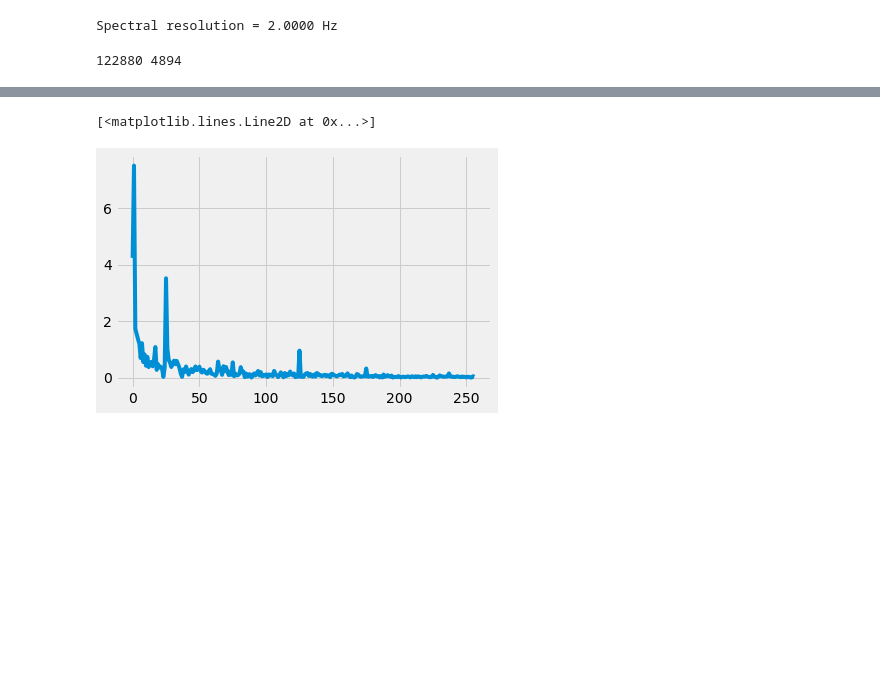
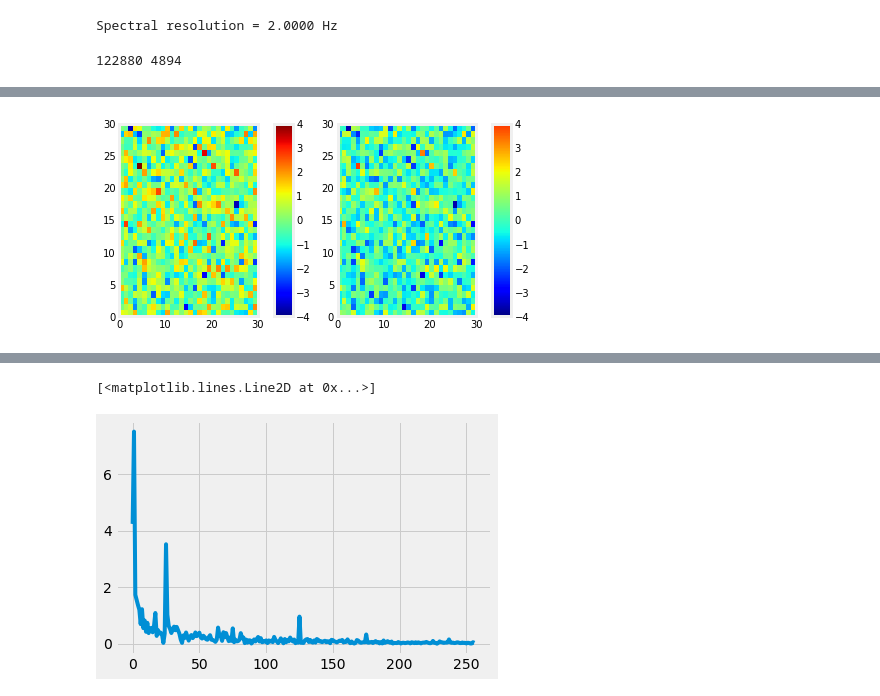
Before and after one commit to OrielBanne/myIPythonNotebooks, a Jupyter notebook: Signal_Processing/EEG example.ipynb, the cells around one changed output, grey strips where cells are left out. Cells and saved outputs as stored; diff of their text form; code cells hidden in the pictures; blank space fills up the shorter version.

```diff
--- a/Signal_Processing/EEG example.ipynb
+++ b/Signal_Processing/EEG example.ipynb
@@ -162,0 +183,11 @@ print(dHz)
+# %%
+#reduce dinamic range of jet colormap
+from matplotlib.colors import ListedColormap
+mybar = cm.get_cmap('jet', 256)
+
+
+jetBig = cm.get_cmap('jet', 512)
+newcmp = ListedColormap(jetBig(np.linspace(0, .85, 256)))
+plot_examples([jetBig, newcmp])
+# %% [output]
+[figure, added]
```
Also changed, not shown: parts of 9 cells of this notebook.
